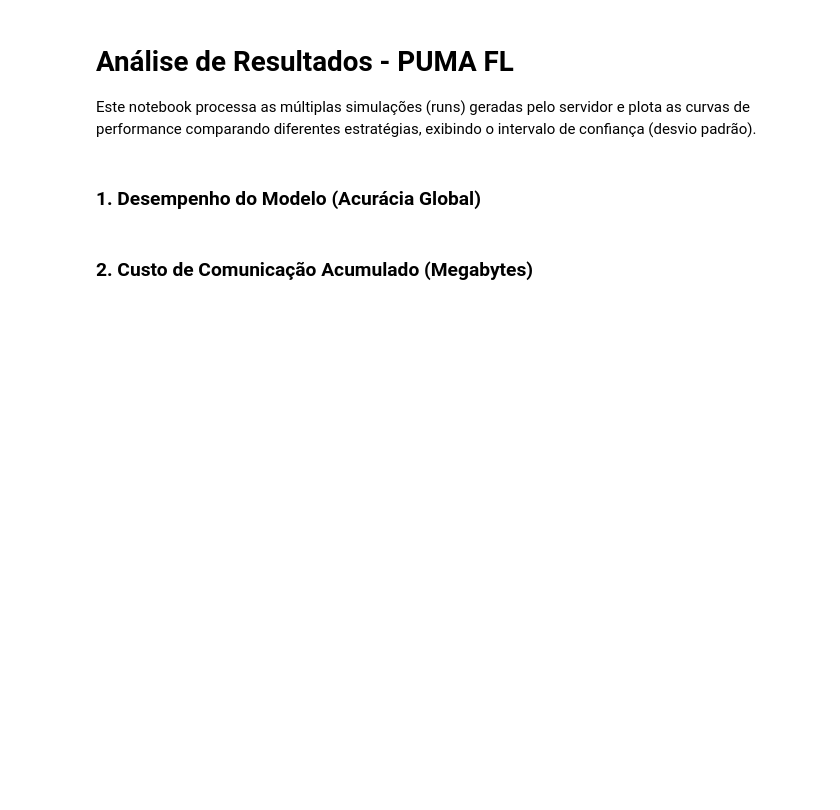
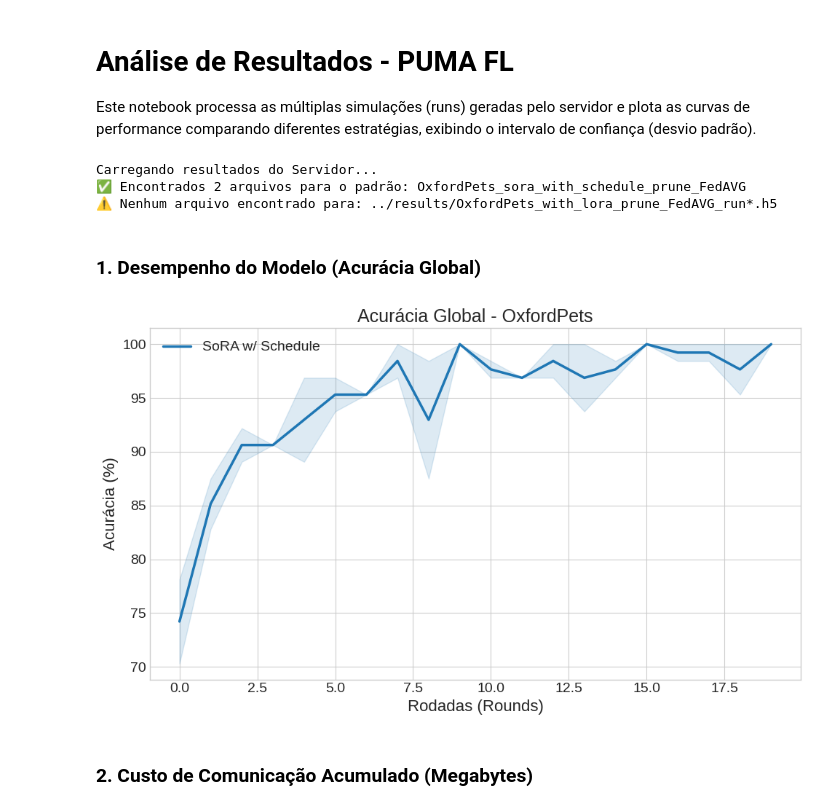
Before and after one commit to VeigarGit/FL_ServerPuma, a Jupyter notebook: src/system/plot_results.ipynb, the cells around one changed output. Drawn from its saved outputs; the diff is of its cells as text; code cells hidden in the pictures; blank space fills up the shorter version.

Commit message:
Iniciando arquivo de plots e coletando resultados, a representação do tamanho acumulado ficou meio complicado observar a diferença lora e sora, talvez aumentar o numero de agragações.

```diff
--- a/src/system/plot_results.ipynb
+++ b/src/system/plot_results.ipynb
@@ -23,8 +23,9 @@ RESULTS_DIR = "../results/"
 # %%
 def load_strategy_results(dataset, strategy, algo="FedAVG", prune="withou_Prune"):
     """
-    Busca os arquivos h5 baseados na estratégia e calcula média e desvio padrão.
+    Busca os arquivos h5 gerados pelo servidor e calcula média e desvio padrão.
     """
+    # Adicionando o {strategy} de volta ao padrão de busca
     pattern = os.path.join(RESULTS_DIR, f"{dataset}_{strategy}_{prune}_{algo}_run*.h5")
     files = glob.glob(pattern)
 
@@ -32,7 +33,7 @@ def load_strategy_results(dataset, strategy, algo="FedAVG", prune="withou_Prune"
         print(f"⚠️ Nenhum arquivo encontrado para: {pattern}")
         return None
 
-    print(f"✅ Encontrados {len(files)} arquivos para a estratégia '{strategy}'")
+    print(f"✅ Encontrados {len(files)} arquivos para o padrão: {dataset}_{strategy}_{prune}_{algo}")
 
     acc_runs, loss_runs, mb_runs, mb_bruto_runs, time_runs = [], [], [], [], []
 
@@ -65,27 +55,44 @@ dados_estrat_1 = load_strategy_results(DATASET, strategy="cnn", algo="FedALA", p
+# %%
+DATASET = "OxfordPets"
+
+print("Carregando resultados do Servidor...")
+
+dados_sora = load_strategy_results(
+    dataset=DATASET,
+    strategy="sora_with_schedule", # Agora passamos a estratégia correta!
+    algo="FedAVG",
+    prune="prune"
+)
+
+dados_lora = load_strategy_results(
+    dataset=DATASET,
+    strategy="lora", # Agora passamos a estratégia correta!
+    algo="FedAVG",
+    prune="prune"
+)
+# %% [output]
+Carregando resultados do Servidor...
+✅ Encontrados 2 arquivos para o padrão: OxfordPets_sora_with_schedule_prune_FedAVG
+⚠️ Nenhum arquivo encontrado para: ../results/OxfordPets_with_lora_prune_FedAVG_run*.h5
 # %% [markdown]
 ### 1. Desempenho do Modelo (Acurácia Global)
 # %%
 plt.figure(figsize=(10, 6))
 
-if dados_estrat_1:
-    plt.plot(dados_estrat_1['acc_mean'], label='Estratégia 1 (CNN)', color='#1f77b4')
-    plt.fill_between(range(len(dados_estrat_1['acc_mean'])),
-                     dados_estrat_1['acc_mean'] - dados_estrat_1['acc_std'],
-                     dados_estrat_1['acc_mean'] + dados_estrat_1['acc_std'], color='#1f77b4', alpha=0.15)
-
-# Descomente para plotar a comparação quando tiver os dados
-# if dados_estrat_2:
-#     plt.plot(dados_estrat_2['acc_mean'], label='Estratégia 2 (LoRA)', color='#d62728')
-#     plt.fill_between(range(len(dados_estrat_2['acc_mean'])),
-#                      dados_estrat_2['acc_mean'] - dados_estrat_2['acc_std'],
-#                      dados_estrat_2['acc_mean'] + dados_estrat_2['acc_std'], color='#d62728', alpha=0.15)
+if dados_sora:
+    plt.plot(dados_sora['acc_mean'], label='SoRA w/ Schedule', color='#1f77b4')
+    plt.fill_between(range(len(dados_sora['acc_mean'])),
+                     dados_sora['acc_mean'] - dados_sora['acc_std'],
+                     dados_sora['acc_mean'] + dados_sora['acc_std'], color='#1f77b4', alpha=0.15)
 
 plt.title(f"Acurácia Global - {DATASET}")
 plt.xlabel("Rodadas (Rounds)")
 plt.ylabel("Acurácia (%)")
 plt.legend()
 plt.tight_layout()
 plt.show()
+# %% [output]
+[figure, added]
 # %% [markdown]
 ### 2. Custo de Comunicação Acumulado (Megabytes)
 # %%
```
Also changed, not shown: parts of 3 cells of this notebook, 10 other files.
